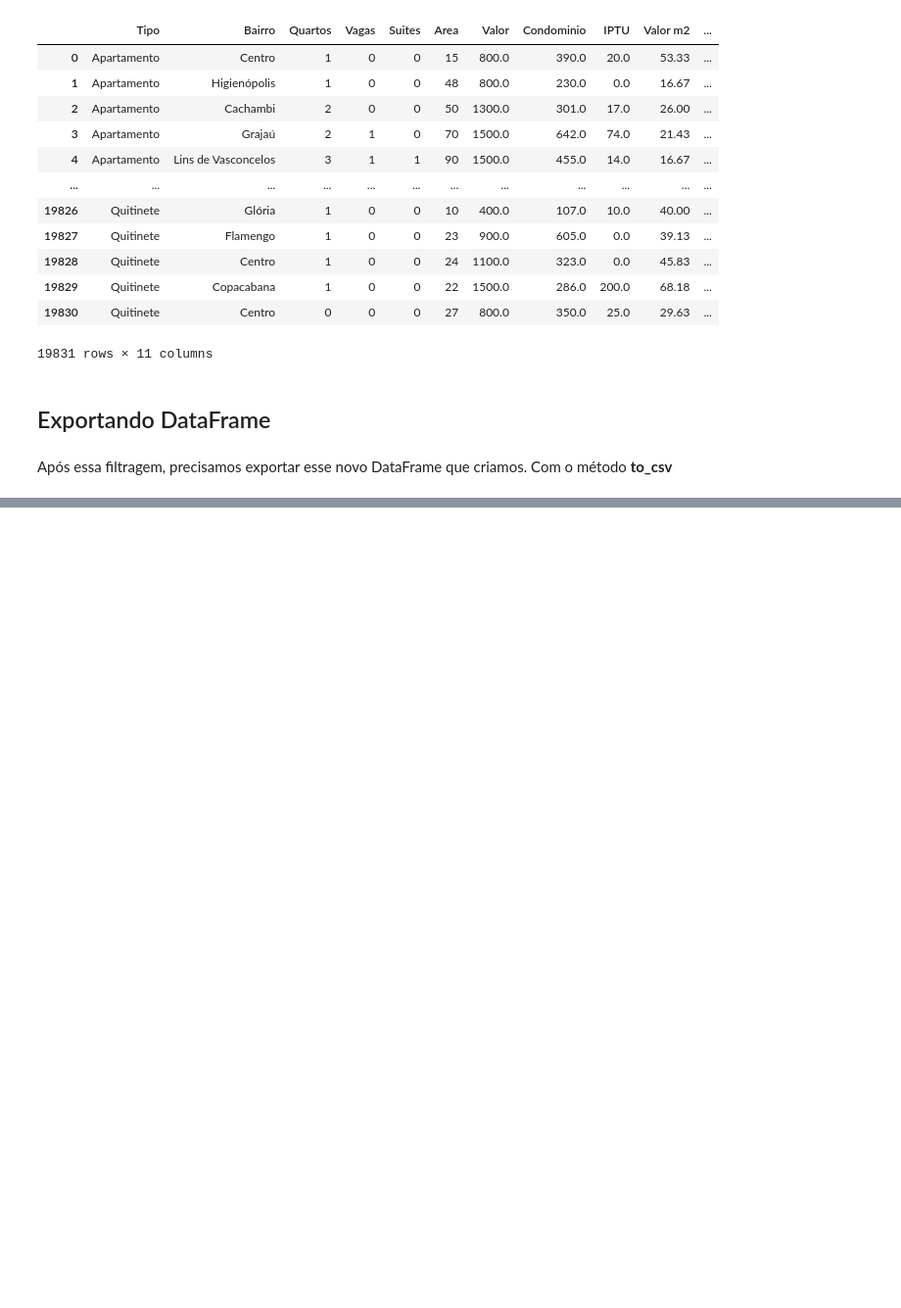
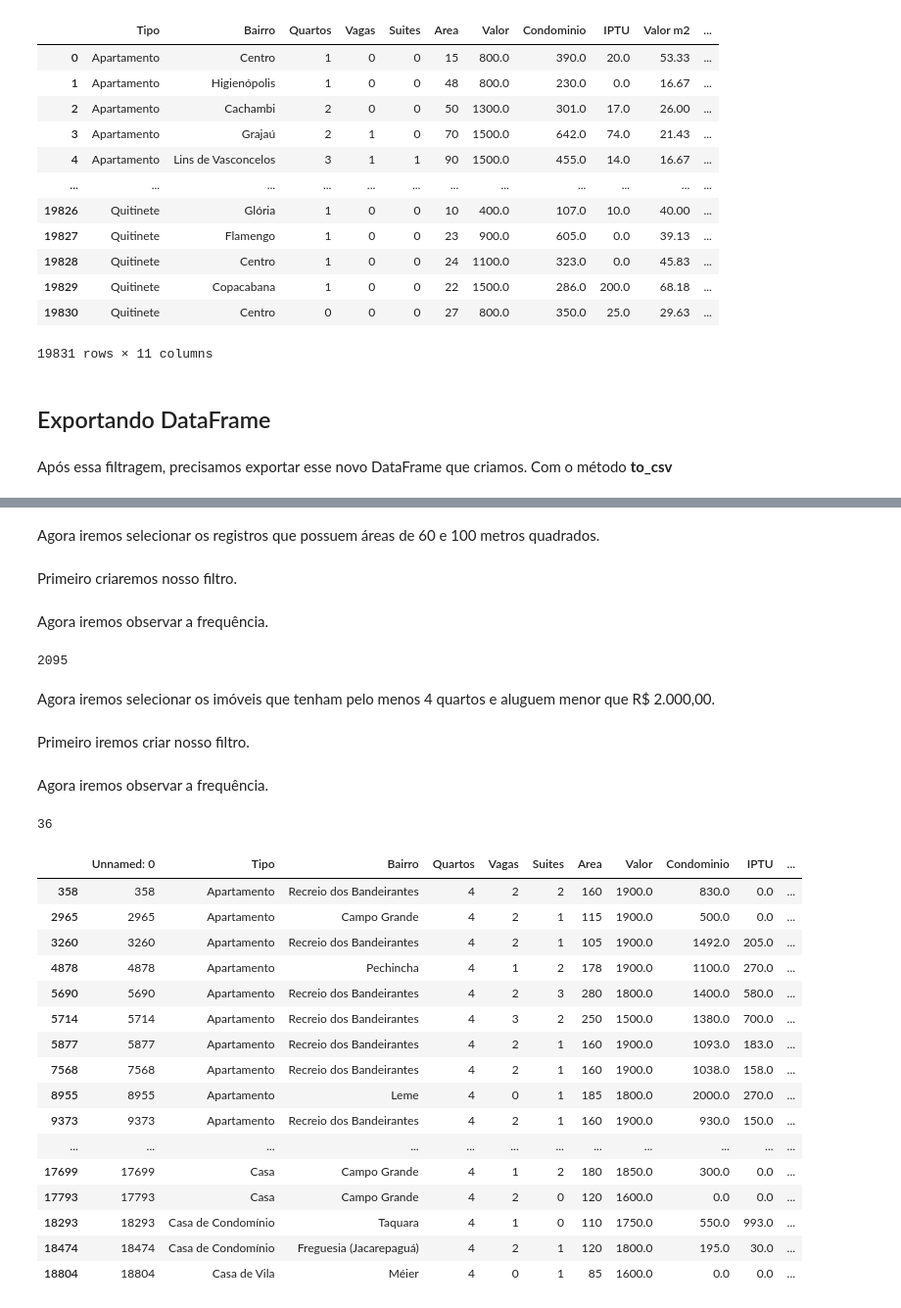
Before and after one commit to CorsiIsa/Analise-de-Dados-Conhecendo-Biblioteca-Pandas, a Jupyter notebook: imoveisResidenciais.ipynb, the cells around one changed output, grey strips where cells are left out. Shown at 98% size. Cells and saved outputs as stored; diff of their text form; code cells hidden in the pictures; blank space fills up the shorter version.

Commit message:
feat: Filtrando e análisando dados.

```diff
--- a/imoveisResidenciais.ipynb
+++ b/imoveisResidenciais.ipynb
@@ -62,0 +65,4 @@ dados_residencial.to_csv('data/aluguel_residencial.csv', sep=';', index= False)
+# %%
+dados = pd.read_csv('data/aluguel_residencial.csv', sep=';')
+
+dados
@@ -62,0 +159,4 @@ dados_residencial.to_csv('data/aluguel_residencial.csv', sep=';', index= False)
+# %% [markdown]
+Agora iremos selecionar os registros que possuem áreas de 60 e 100 metros quadrados.
+# %% [markdown]
+Primeiro criaremos nosso filtro.
@@ -62,0 +165,43 @@ dados_residencial.to_csv('data/aluguel_residencial.csv', sep=';', index= False)
+# %% [markdown]
+Agora iremos observar a frequência.
+# %%
+areas = dados[selecao].shape[0]
+areas
+# %% [output]
+2095
+# %% [markdown]
+Agora iremos selecionar os imóveis que tenham pelo menos 4 quartos e aluguem menor que R$ 2.000,00.
+# %% [markdown]
+Primeiro iremos criar nosso filtro.
+# %%
+selecao = (dados['Quartos'] >= 4) & (dados['Valor'] < 2000)
+# %% [markdown]
+Agora iremos observar a frequência.
+# %%
+filtro = dados[selecao].shape[0]
+
+filtro
+# %% [output]
+36
+# %%
+filtro = dados[selecao]
+
+filtro
+# %% [output]
+|  | Unnamed: 0 | Tipo | Bairro | Quartos | Vagas | Suites | Area | Valor | Condominio | IPTU | ... |
+| 358 | 358 | Apartamento | Recreio dos Bandeirantes | 4 | 2 | 2 | 160 | 1900.0 | 830.0 | 0.0 | ... |
+| 2965 | 2965 | Apartamento | Campo Grande | 4 | 2 | 1 | 115 | 1900.0 | 500.0 | 0.0 | ... |
+| 3260 | 3260 | Apartamento | Recreio dos Bandeirantes | 4 | 2 | 1 | 105 | 1900.0 | 1492.0 | 205.0 | ... |
+| 4878 | 4878 | Apartamento | Pechincha | 4 | 1 | 2 | 178 | 1900.0 | 1100.0 | 270.0 | ... |
+| 5690 | 5690 | Apartamento | Recreio dos Bandeirantes | 4 | 2 | 3 | 280 | 1800.0 | 1400.0 | 580.0 | ... |
+| 5714 | 5714 | Apartamento | Recreio dos Bandeirantes | 4 | 3 | 2 | 250 | 1500.0 | 1380.0 | 700.0 | ... |
+| 5877 | 5877 | Apartamento | Recreio dos Bandeirantes | 4 | 2 | 1 | 160 | 1900.0 | 1093.0 | 183.0 | ... |
+| 7568 | 7568 | Apartamento | Recreio dos Bandeirantes | 4 | 2 | 1 | 160 | 1900.0 | 1038.0 | 158.0 | ... |
+| 8955 | 8955 | Apartamento | Leme | 4 | 0 | 1 | 185 | 1800.0 | 2000.0 | 270.0 | ... |
+| 9373 | 9373 | Apartamento | Recreio dos Bandeirantes | 4 | 2 | 1 | 160 | 1900.0 | 930.0 | 150.0 | ... |
+| ... | ... | ... | ... | ... | ... | ... | ... | ... | ... | ... | ... |
+| 17699 | 17699 | Casa | Campo Grande | 4 | 1 | 2 | 180 | 1850.0 | 300.0 | 0.0 | ... |
+| 17793 | 17793 | Casa | Campo Grande | 4 | 2 | 0 | 120 | 1600.0 | 0.0 | 0.0 | ... |
+| 18293 | 18293 | Casa de Condomínio | Taquara | 4 | 1 | 0 | 110 | 1750.0 | 550.0 | 993.0 | ... |
+| 18474 | 18474 | Casa de Condomínio | Freguesia (Jacarepaguá) | 4 | 2 | 1 | 120 | 1800.0 | 195.0 | 30.0 | ... |
+| 18804 | 18804 | Casa de Vila | Méier | 4 | 0 | 1 | 85 | 1600.0 | 0.0 | 0.0 | ... |
```
Also changed, not shown: parts of 15 cells of this notebook, 1 other file.
